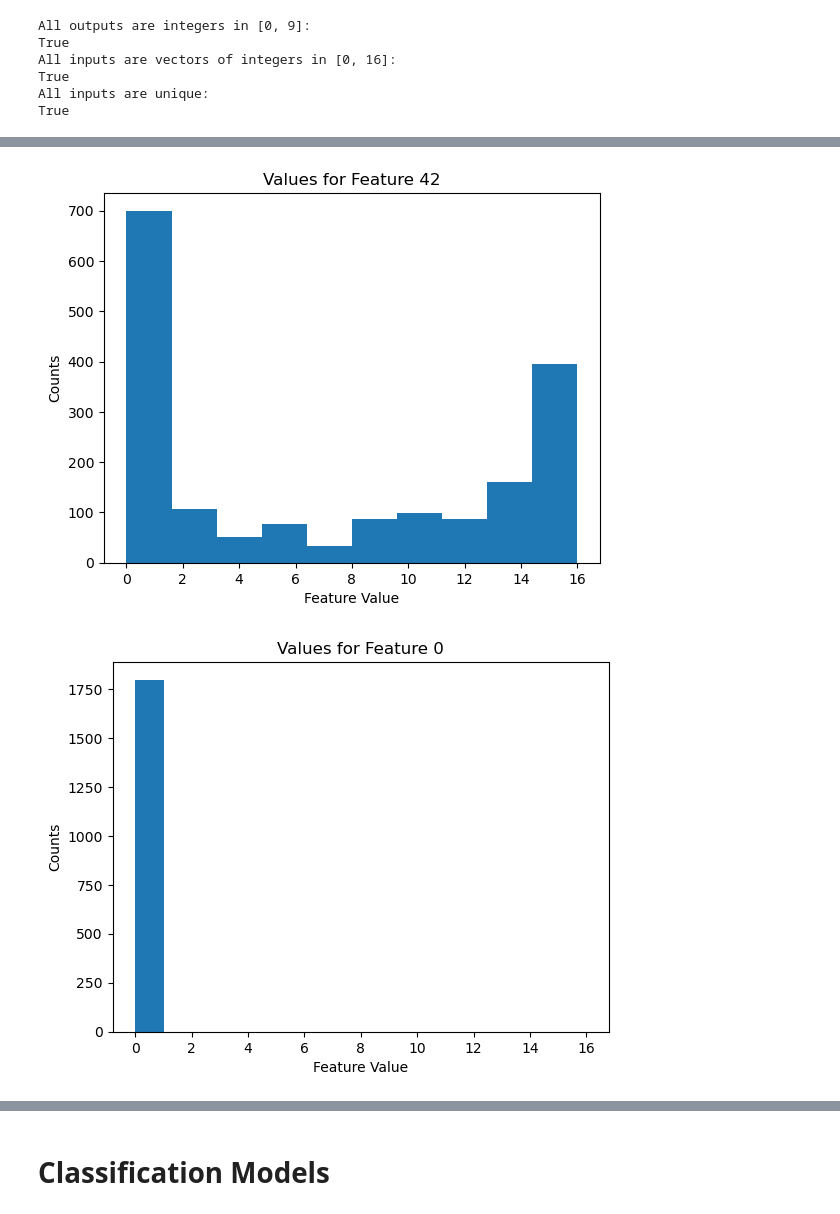
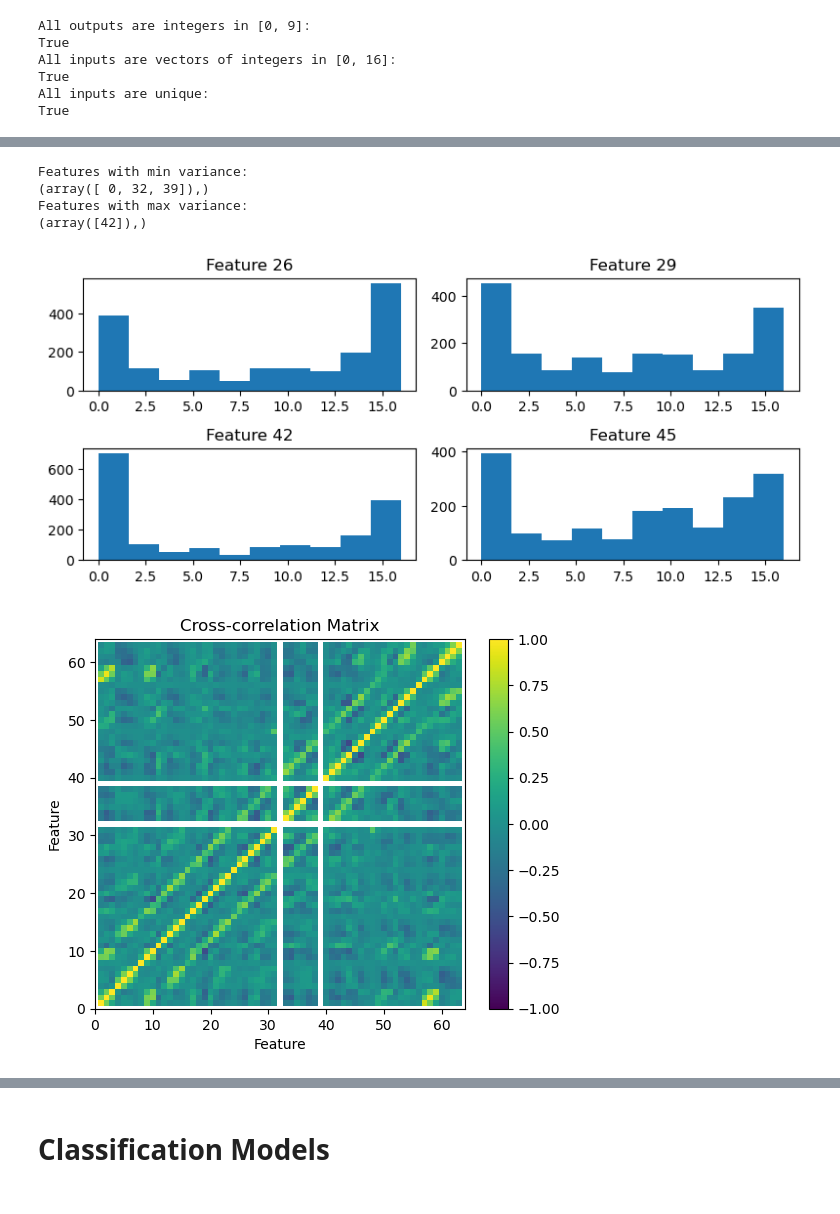
Before and after one commit to MathiasD-P/ECSE_551_A1, a Jupyter notebook: classification.ipynb, the cells around one changed output, grey strips where cells are left out. Cells and saved outputs as stored; diff of their text form; code cells hidden in the pictures.

Commit message:
Plots for report.

```diff
--- a/classification.ipynb
+++ b/classification.ipynb
@@ -42,45 +42,54 @@ plt.show()
 
 # Mean for each feature (shown as 8x8 image)
 plt.imshow(np.reshape(np.mean(X, axis=0), (8,8)), vmin=0, vmax=16)
 plt.axis('off')
 plt.colorbar()
 plt.title("Feature Mean")
 plt.show()
 
 # Variance for each feature (shown as 8x8 image)
 plt.imshow(np.reshape(np.std(X, axis=0), (8,8)))
 plt.axis('off')
 plt.colorbar()
 plt.title("Feature Variance")
 plt.show()
 
-# Histogram for one of the "center" features (we select the pixel (3,4))
-plt.hist(X[:,42])
-plt.xlabel("Feature Value")
-plt.ylabel("Counts")
-plt.title("Values for Feature 42")
-plt.show()
+print("Features with min variance:")
+print(np.where(np.std(X, axis=0) == np.min(np.std(X, axis=0))))
 
-# Histogram for one of the "side" features (we select the pixel (0,0))
-plt.hist(X[:,0], np.array([i for i in range(0, 17)]))
-plt.xlabel("Feature Value")
-plt.ylabel("Counts")
-plt.title("Values for Feature 0")
+print("Features with max variance:")
+print(np.where(np.std(X, axis=0) == np.max(np.std(X, axis=0))))
+
+# Histogram for the "center" features
+fig, axs = plt.subplots(2, 2, figsize=(8, 7.25/2))
+axs[0,0].hist(X[:,26])
+axs[0,0].set_title("Feature 26")
+axs[0,1].hist(X[:,29])
+axs[0,1].set_title("Feature 29")
+axs[1,0].hist(X[:,42])
+axs[1,0].set_title("Feature 42")
+axs[1,1].hist(X[:,45])
+axs[1,1].set_title("Feature 45")
+fig.tight_layout()
 plt.show()
 
 # Correlation coefficient (missing pixels have a standard deviation of 0)
 corr = np.corrcoef(X.T)
 plt.imshow(corr, vmin=-1, vmax=1)
 plt.colorbar()
 plt.title("Cross-correlation Matrix")
 plt.xlim([0, 64])
 plt.ylim([0, 64])
-plt.xlabel("Feature Label")
-plt.ylabel("Feature Label")
+plt.xlabel("Feature")
+plt.ylabel("Feature")
 plt.show()
 # %% [output]
 [figure]
 [figure]
 [figure]
+Features with min variance:
+(array([ 0, 32, 39]),)
+Features with max variance:
+(array([42]),)
-[figure, old version]
+[figure, new version]
-[figure, old version]
+[figure, new version]
```
Also changed, not shown: parts of 14 cells of this notebook, 1 other file.
